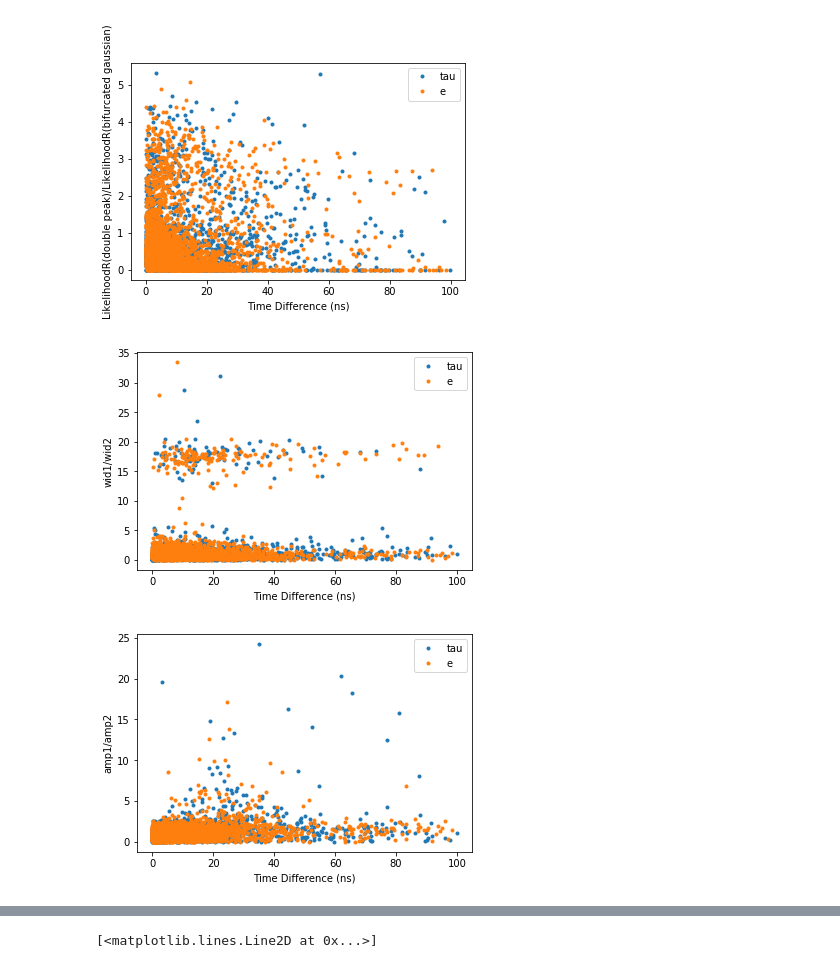
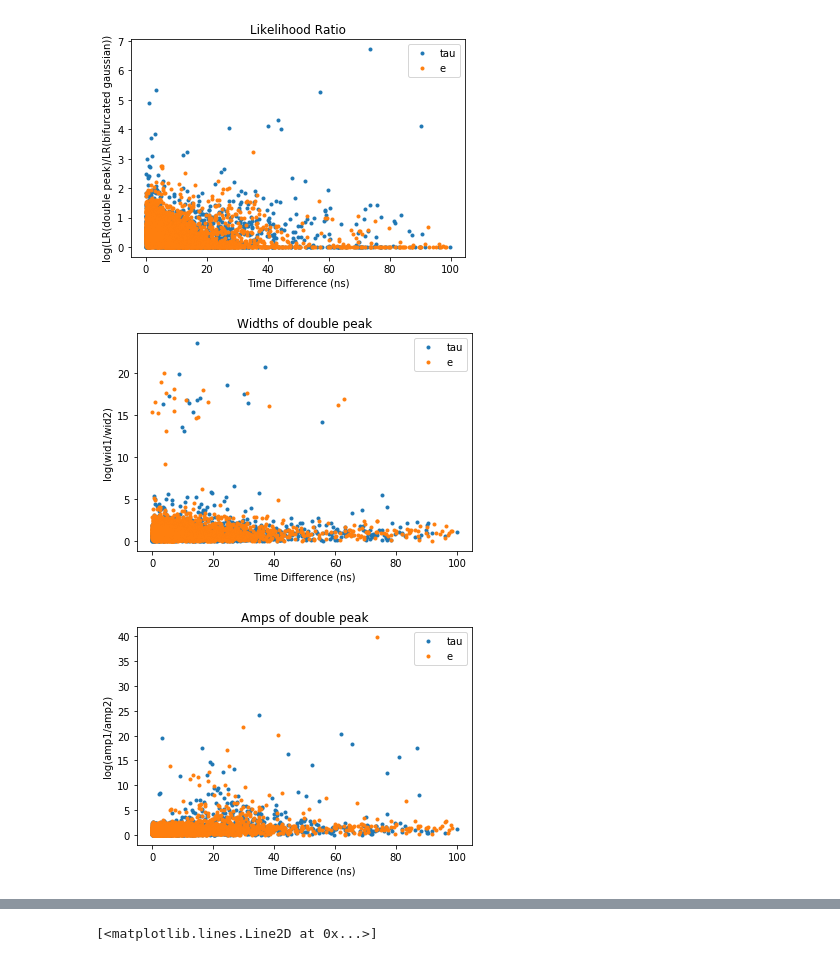
Before and after one commit to ka-til/P-ONE_NuTau, a Jupyter notebook: BiGauss/timeDiff_pvalue/Distrbutions.ipynb, the cells around one changed output, grey strips where cells are left out. Drawn from its saved outputs; the diff is of its cells as text; code cells hidden in the pictures.

```diff
--- a/BiGauss/timeDiff_pvalue/Distrbutions.ipynb
+++ b/BiGauss/timeDiff_pvalue/Distrbutions.ipynb
@@ -2,10 +2,14 @@
 import numpy as np
 import matplotlib.pylab as plt
 # %%
-tau_timeDiff = np.loadtxt('20200728_timeDifference_tau.csv')
-e_timeDiff = np.loadtxt('20200728_timeDifference_e.csv')
-e_pVal = np.loadtxt('20200728_pval_e.csv')
-tau_pVal = np.loadtxt('20200728_pval_tau.csv')
+tau_timeDiff = np.loadtxt('20200729_timeDifference_tau.csv')
+e_timeDiff = np.loadtxt('20200729_timeDifference_e.csv')
+e_pVal = np.loadtxt('20200729_pval_e.csv')
+tau_pVal = np.loadtxt('20200729_pval_tau.csv')
+e_wid1_wid2 = np.loadtxt('20200729_wid1_wid2_e.csv')
+tau_wid1_wid2 = np.loadtxt('20200729_wid1_wid2_tau.csv')
+e_amp1_amp2 = np.loadtxt('20200729_amp1_amp2_e.csv')
+tau_amp1_amp2 = np.loadtxt('20200729_amp1_amp2_tau.csv')
 # %%
 plt.plot(abs(tau_timeDiff), abs(np.log(tau_pVal)), '.', label='tau')
 plt.plot(abs(e_timeDiff), abs(np.log(e_pVal)), '.', label = 'e')
@@ -18,42 +27,34 @@ plt.savefig('timediffVSpval.pdf', dpi = 200)
 # %%
-tau_timeDiff = np.loadtxt('20200728_timeDifference_tau.csv')
-e_timeDiff = np.loadtxt('20200728_timeDifference_e.csv')
-e_LRR = np.loadtxt('20200728_LRR_e.csv')
-tau_LRR = np.loadtxt('20200728_LRR_tau.csv')
+e_LRR = np.loadtxt('20200729_LRR_e.csv')
+tau_LRR = np.loadtxt('20200729_LRR_tau.csv')
+
 
 plt.plot(abs(tau_timeDiff), abs(np.log(tau_LRR)), '.', label = 'tau')
 plt.plot(abs(e_timeDiff), abs(np.log(e_LRR)), '.', label = 'e')
 plt.legend()
 plt.xlabel('Time Difference (ns)')
-plt.ylabel('LikelihoodR(double peak)/LikelihoodR(bifurcated gaussian)')
-plt.savefig('timediffVSLRR.pdf', dpi = 200)
+plt.ylabel('log(LR(double peak)/LR(bifurcated gaussian))')
+plt.title('Likelihood Ratio')
+plt.savefig('timediffVSLRR1.pdf', dpi = 200)
 # %% [output]
-[figure, old version]
+[figure, new version]
 # %%
-tau_timeDiff = np.loadtxt('20200728_timeDifference_tau.csv')
-e_timeDiff = np.loadtxt('20200728_timeDifference_e.csv')
-e_wid1_wid2 = np.loadtxt('20200728_wid1_wid2_e.csv')
-tau_wid1_wid2 = np.loadtxt('20200728_wid1_wid2_tau.csv')
-
 plt.plot(abs(tau_timeDiff), abs(np.log(tau_wid1_wid2)), '.', label = 'tau')
 plt.plot(abs(e_timeDiff), abs(np.log(e_wid1_wid2)), '.', label = 'e')
 plt.legend()
 plt.xlabel('Time Difference (ns)')
-plt.ylabel('wid1/wid2')
-plt.savefig('timediffVSwid.pdf', dpi = 200)
+plt.ylabel('log(wid1/wid2)')
+plt.title('Widths of double peak')
+plt.savefig('timediffVSwid1.pdf', dpi = 200)
 # %% [output]
-[figure, old version]
+[figure, new version]
 # %%
-tau_timeDiff = np.loadtxt('20200728_timeDifference_tau.csv')
-e_timeDiff = np.loadtxt('20200728_timeDifference_e.csv')
-e_amp1_amp2 = np.loadtxt('20200728_amp1_amp2_e.csv')
-tau_amp1_amp2 = np.loadtxt('20200728_amp1_amp2_tau.csv')
-
 plt.plot(abs(tau_timeDiff), abs(np.log(tau_amp1_amp2)), '.', label = 'tau')
 plt.plot(abs(e_timeDiff), abs(np.log(e_amp1_amp2)), '.', label = 'e')
 plt.legend()
 plt.xlabel('Time Difference (ns)')
-plt.ylabel('amp1/amp2')
-plt.savefig('timediffVSamp.pdf', dpi = 200)
+plt.ylabel('log(amp1/amp2)')
+plt.title('Amps of double peak')
+plt.savefig('timediffVSamp1.pdf', dpi = 200)
 # %% [output]
-[figure, old version]
+[figure, new version]
```
Also changed, not shown: parts of 6 cells of this notebook, 26 other files.
